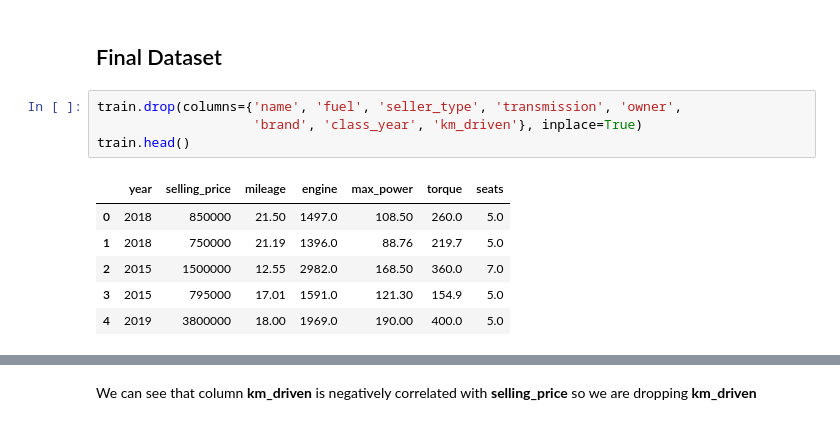
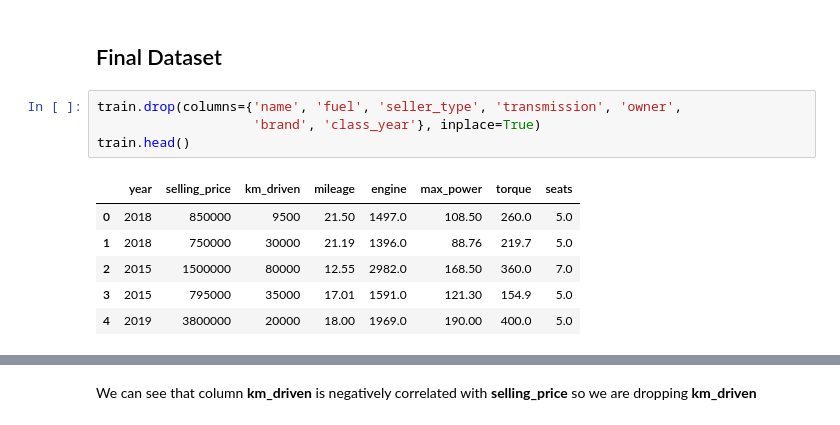
Before and after one commit to KieuSonTung/Data_Preparation, a Jupyter notebook: DataPreparationFinal/Data_Preparation_Final_LGBM2.ipynb, the cells around one changed output, grey strips where cells are left out. Cells and saved outputs as stored; diff of their text form.

```diff
--- a/DataPreparationFinal/Data_Preparation_Final_LGBM2.ipynb
+++ b/DataPreparationFinal/Data_Preparation_Final_LGBM2.ipynb
@@ -437,15 +437,15 @@ memory usage: 703.2+ KB
 ## Final Dataset
 # %%
 train.drop(columns={'name', 'fuel', 'seller_type', 'transmission', 'owner',
-                    'brand', 'class_year', 'km_driven'}, inplace=True)
+                    'brand', 'class_year'}, inplace=True)
 train.head()
 # %% [output]
-|  | year | selling_price | mileage | engine | max_power | torque | seats |
-| 0 | 2018 | 850000 | 21.50 | 1497.0 | 108.50 | 260.0 | 5.0 |
-| 1 | 2018 | 750000 | 21.19 | 1396.0 | 88.76 | 219.7 | 5.0 |
-| 2 | 2015 | 1500000 | 12.55 | 2982.0 | 168.50 | 360.0 | 7.0 |
-| 3 | 2015 | 795000 | 17.01 | 1591.0 | 121.30 | 154.9 | 5.0 |
-| 4 | 2019 | 3800000 | 18.00 | 1969.0 | 190.00 | 400.0 | 5.0 |
+|  | year | selling_price | km_driven | mileage | engine | max_power | torque | seats |
+| 0 | 2018 | 850000 | 9500 | 21.50 | 1497.0 | 108.50 | 260.0 | 5.0 |
+| 1 | 2018 | 750000 | 30000 | 21.19 | 1396.0 | 88.76 | 219.7 | 5.0 |
+| 2 | 2015 | 1500000 | 80000 | 12.55 | 2982.0 | 168.50 | 360.0 | 7.0 |
+| 3 | 2015 | 795000 | 35000 | 17.01 | 1591.0 | 121.30 | 154.9 | 5.0 |
+| 4 | 2019 | 3800000 | 20000 | 18.00 | 1969.0 | 190.00 | 400.0 | 5.0 |
 # %%
 ftrain = pd.concat([train, Brand, Fuel, Seller, Owner], axis=1)
 ftrain = ftrain.drop(5537)
```
Also changed, not shown: parts of 15 cells of this notebook.
